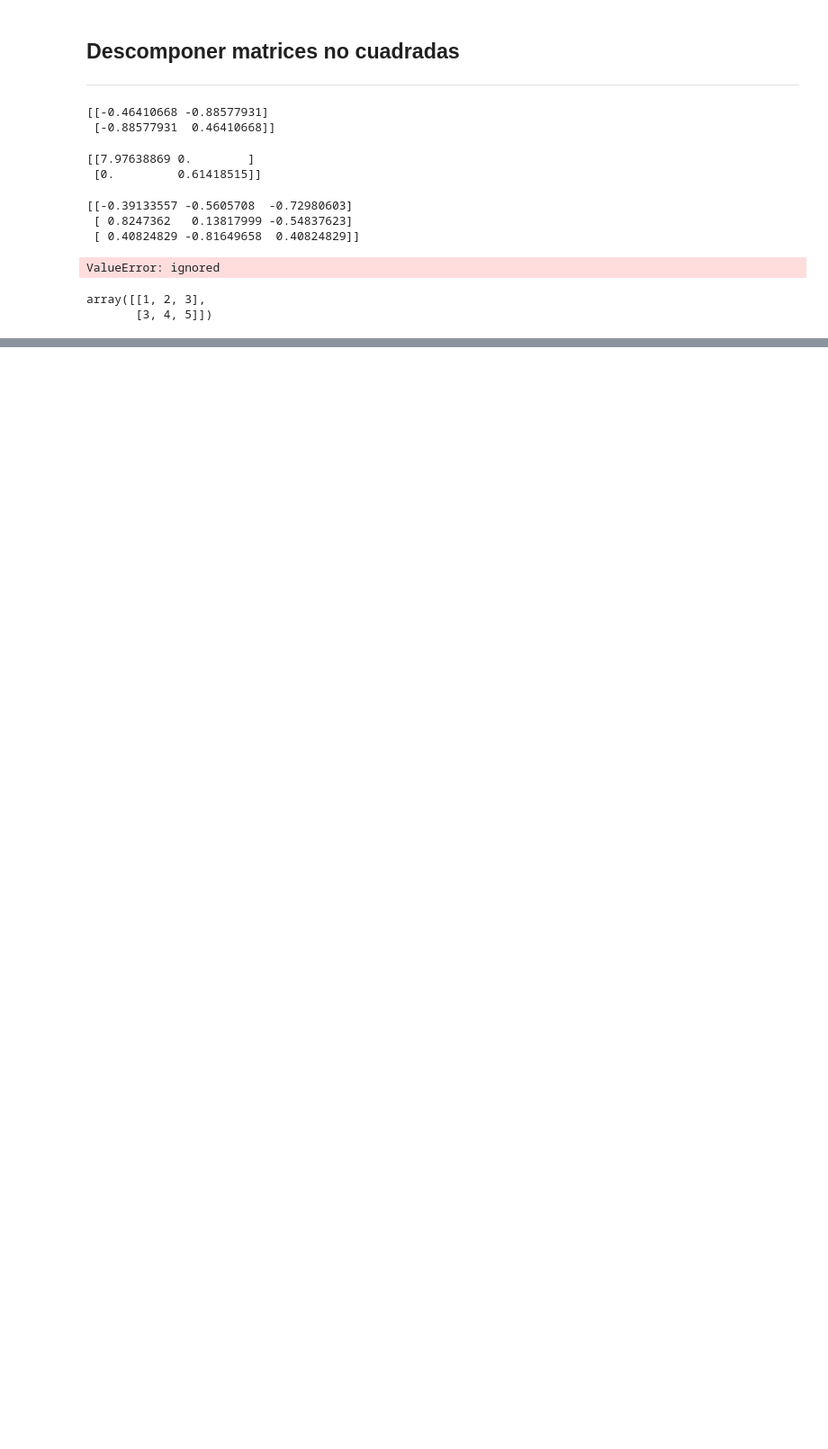
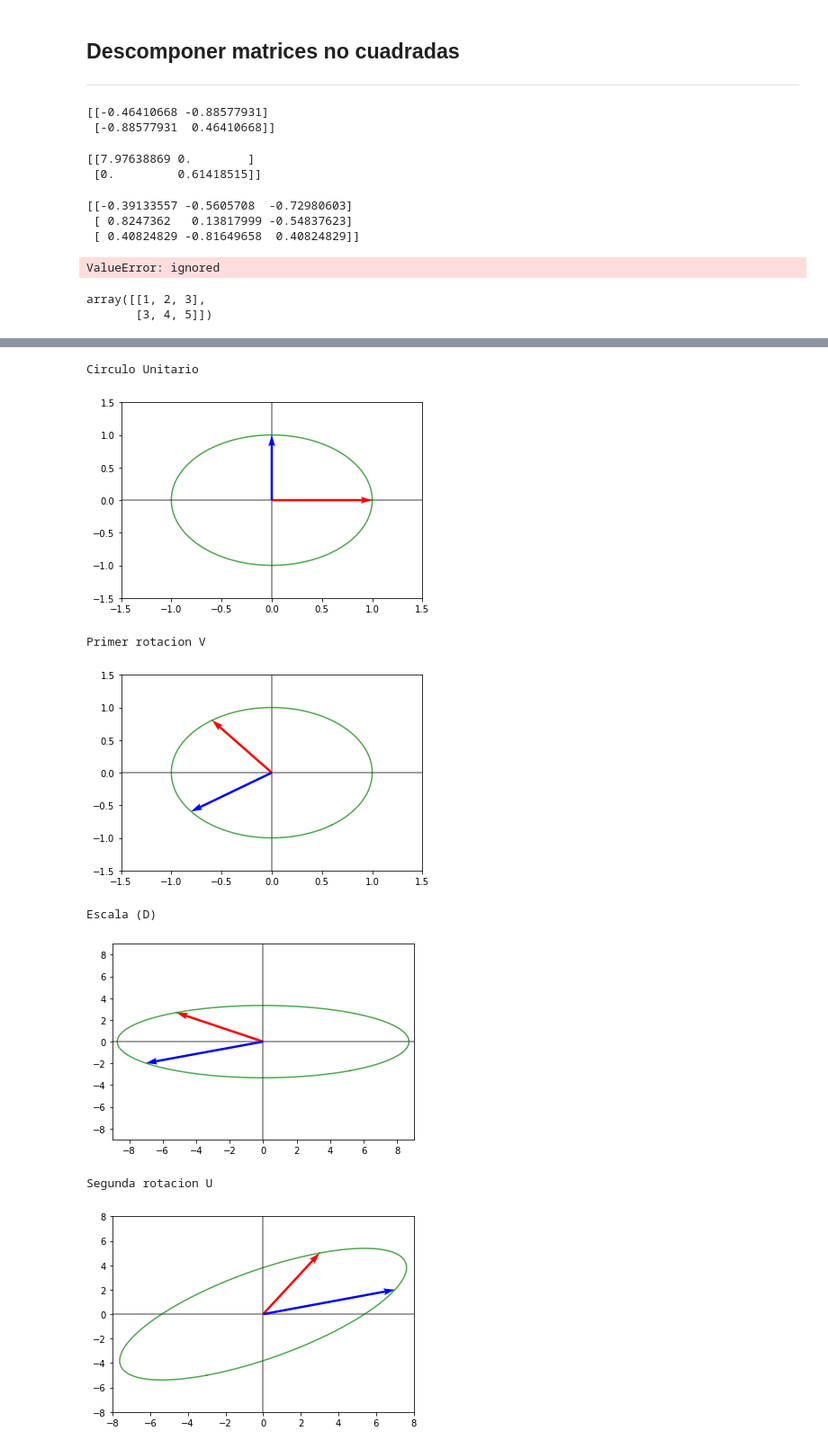
Before and after one commit to Mahonry/LinearAlgebra, a Jupyter notebook: LinearAlgebra.ipynb, the cells around one changed output, grey strips where cells are left out. Shown at 90% size. Drawn from its saved outputs; the diff is of its cells as text; code cells hidden in the pictures; blank space fills up the shorter version.

```diff
--- a/LinearAlgebra.ipynb
+++ b/LinearAlgebra.ipynb
@@ -202,0 +257,45 @@ ____________________________________________________
+# %%
+U, D, V = np.linalg.svd(A)
+# %%
+"""La matriz V rota el espacio
+La matriz D escala el espacio.
+La matriz U rota de nuevo el espacio.
+La transformación del espacio de una matriz A es igual a la transformación de las matrices SVD (Valores singulares)"""
+
+print("Circulo Unitario")
+graficarMatriz(np.array([[1,0],[0,1]]))
+
+plt.xlim(-1.5,1.5)
+plt.ylim(-1.5,1.5)
+plt.show()
+
+print("Primer rotacion V")
+graficarMatriz(V)
+
+plt.xlim(-1.5,1.5)
+plt.ylim(-1.5,1.5)
+plt.show()
+
+
+print("Escala (D)")
+graficarMatriz(np.diag(D).dot(V))
+
+plt.xlim(-9,9)
+plt.ylim(-9,9)
+plt.show()
+
+print("Segunda rotacion U")
+graficarMatriz(U.dot(np.diag(D).dot(V)))
+
+plt.xlim(-8,8)
+plt.ylim(-8,8)
+plt.show()
+# %% [output]
+Circulo Unitario
+[figure, added]
+Primer rotacion V
+[figure, added]
+Escala (D)
+[figure, added]
+Segunda rotacion U
+[figure, added]
```
Also changed, not shown: parts of 29 cells of this notebook.
